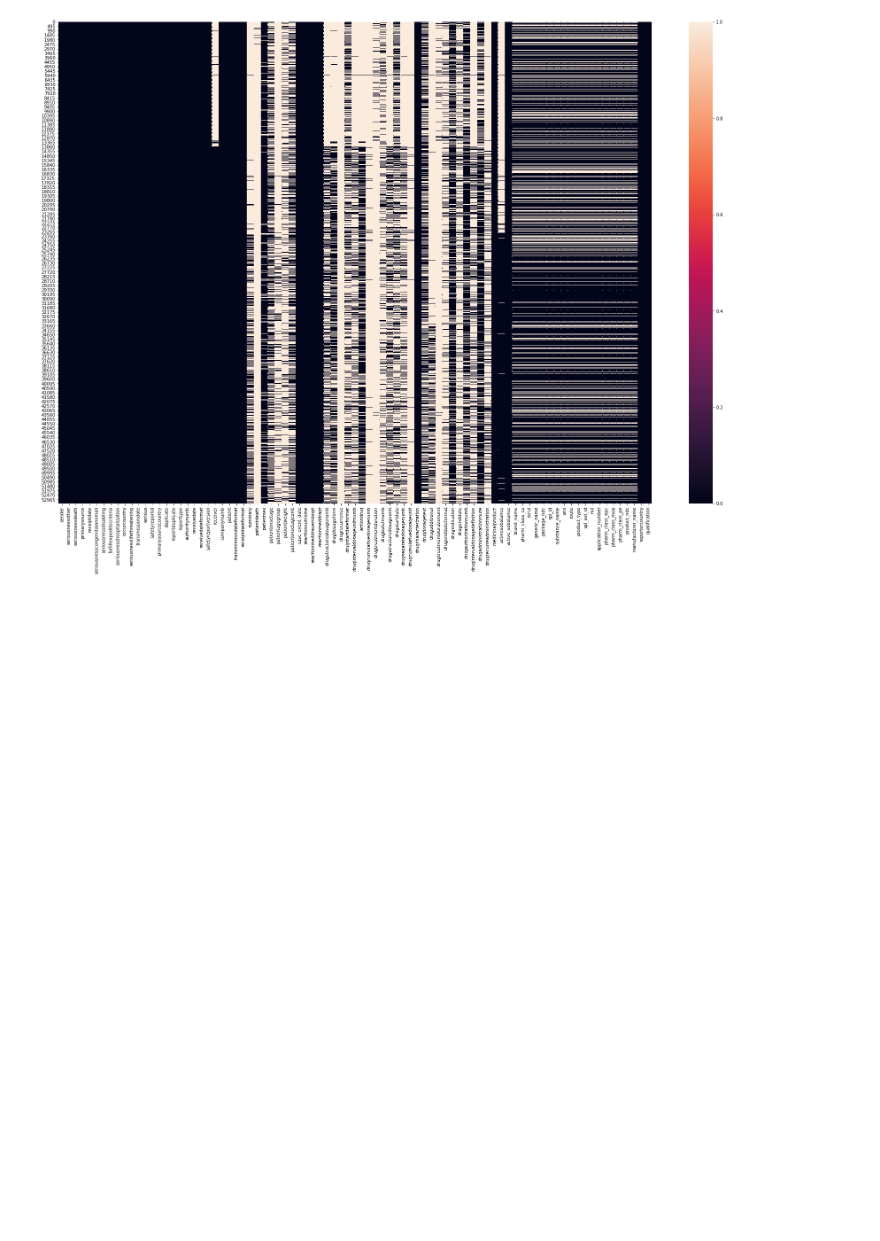
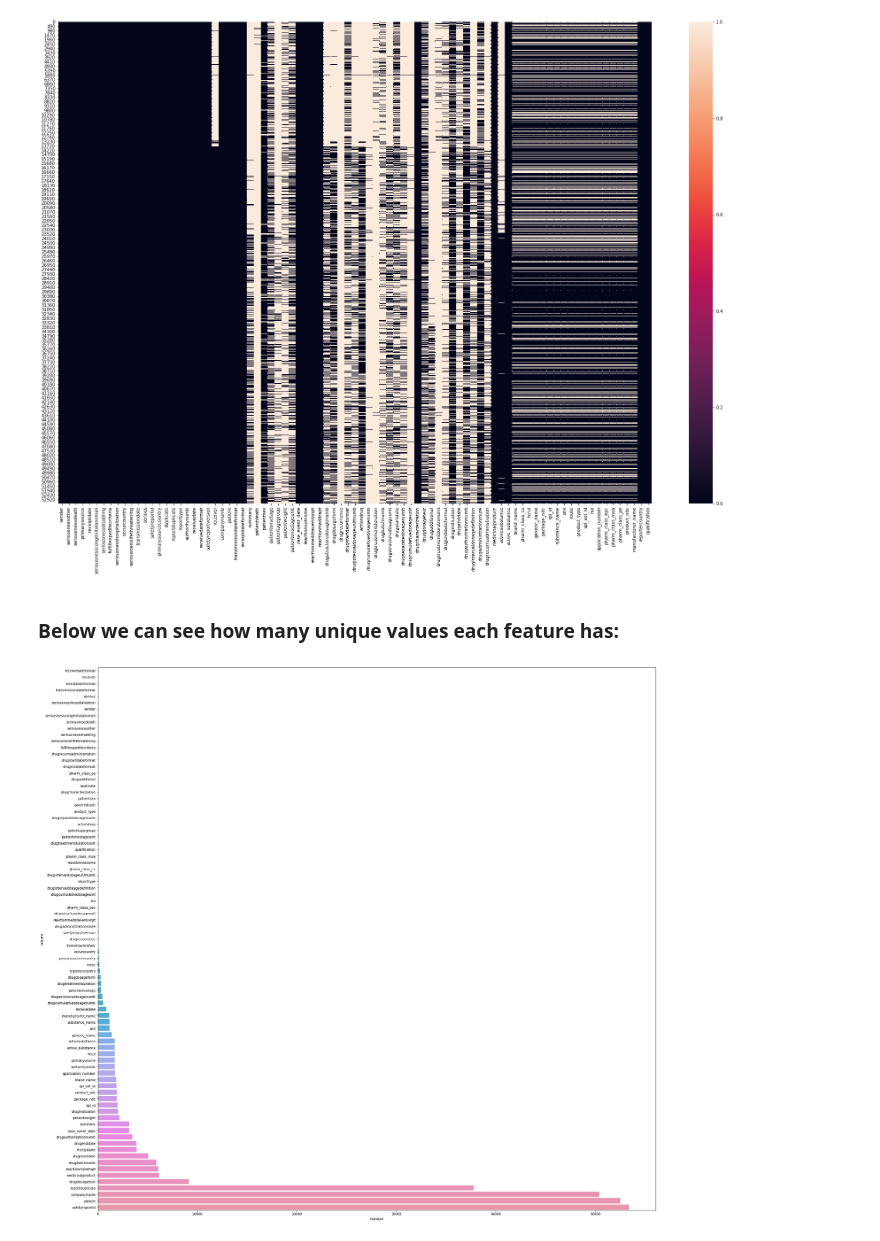
Before and after one commit to samimath/openFDA, a Jupyter notebook: eda.ipynb, the cells around one changed output. Drawn from its saved outputs; the diff is of its cells as text; code cells hidden in the pictures; blank space fills up the shorter version.

```diff
--- a/eda.ipynb
+++ b/eda.ipynb
@@ -46,2 +47,14 @@ missing_data_count. savefig("missing_data_count.png")
 # %% [output]
 [figure]
+# %% [markdown]
+### Below we can see how many unique values each feature has:
+# %%
+unique_levels = pd.DataFrame(data = {'column':data.columns,'nunique':data.nunique()}).sort_values('nunique')
+
+#sns.barplot(unique_levels)
+# %%
+plt.figure(figsize=(30,30))
+sns.barplot(data=unique_levels, y ='column', x='nunique')
+plt.savefig('unique_levels.png')
+# %% [output]
+[figure, added]
```
Also changed, not shown: parts of 14 cells of this notebook.
